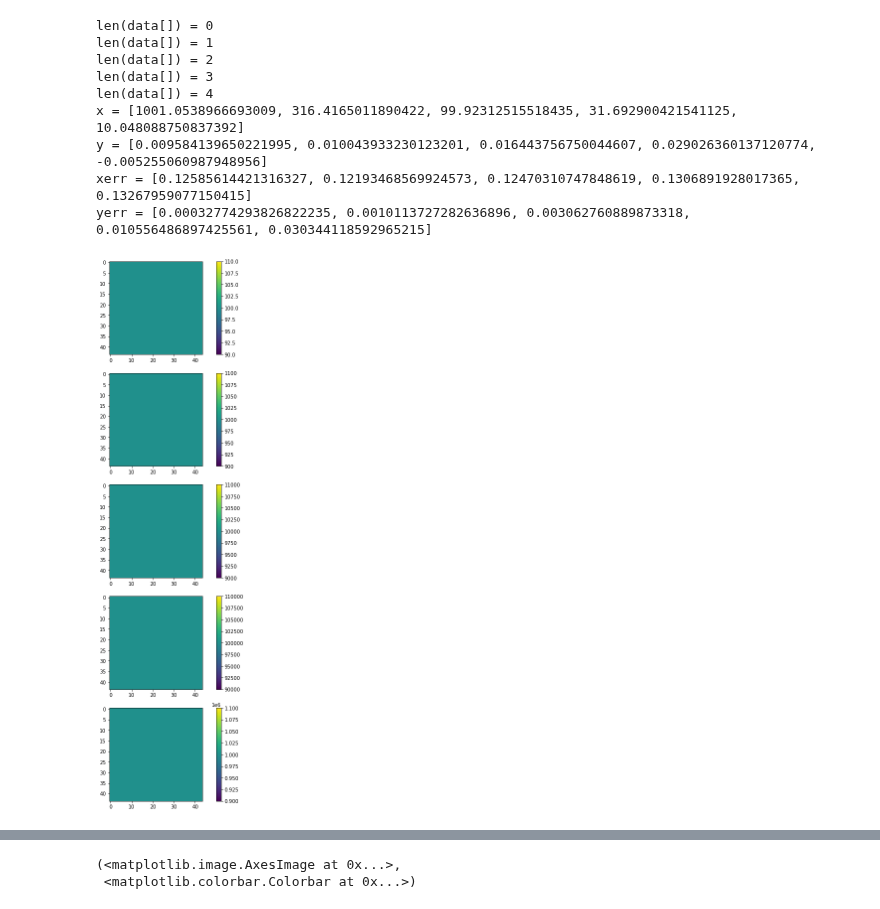
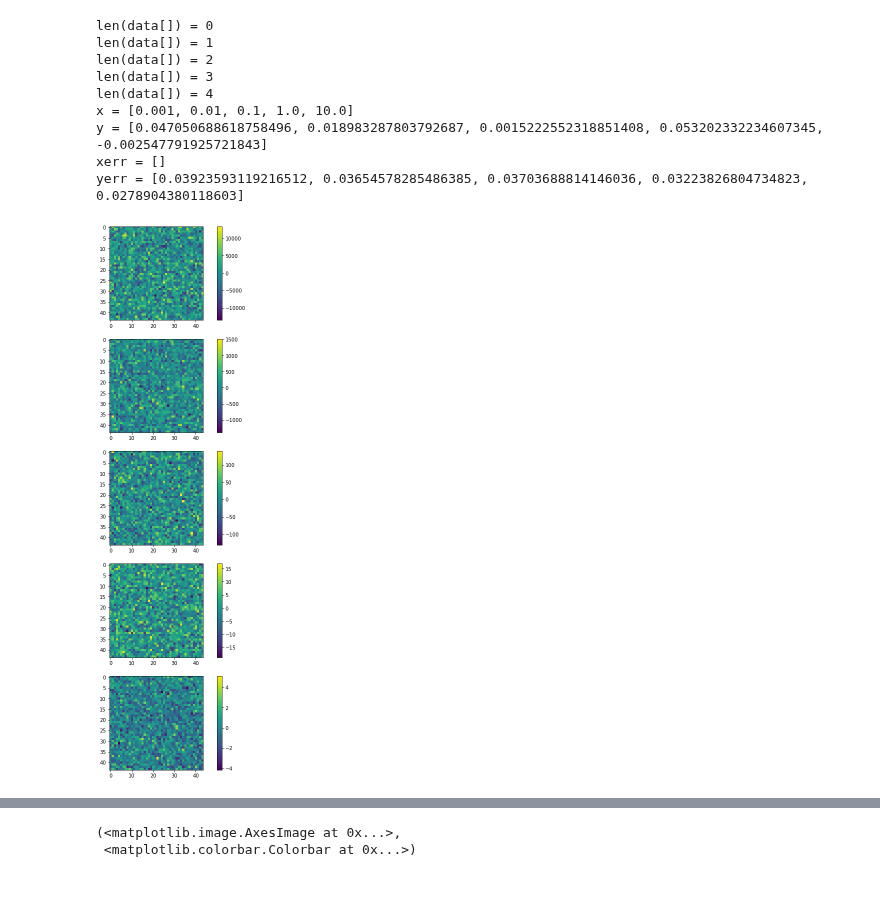
Before and after one commit to norrisbach/Metacal, a Jupyter notebook: metacal.ipynb, the cells around one changed output, grey strips where cells are left out. Drawn from its saved outputs; the diff is of its cells as text; code cells hidden in the pictures.

```diff
--- a/metacal.ipynb
+++ b/metacal.ipynb
@@ -228,7 +182,8 @@ def make_data(rng, noise, shear, version=0, first=False):
     )
     return obs, backgrounds
 # %%
-def analyze(rng, num_tests, num_gals, noise_level, shear_true, version=0, first=False):
+#def analyze(rng, num_tests, num_gals, noise_level, shear_true, version=0, first=False):
+def analyze(rng, num_tests, num_gals, FBratioArr, shear_true, version=0, first=False, SbyN=20):
     data = []
     x = []
     y = []
@@ -245,7 +200,8 @@ def analyze(rng, num_tests, num_gals, noise_level, shear_true, version=0, first=
             first = True
 
         for j in range(num_gals):
-            imgdata = make_data(rng=rng, noise=noise_level[i], shear=shear_true, version=version, first = first)
+            #imgdata = make_data(rng=rng, noise=noise_level[i], shear=shear_true, version=version, first = first)
+            imgdata = make_data(rng=rng, FbyB=FBratioArr[i], shear=shear_true, version=version, first=first, SbyN=20)
             obs = imgdata[0]
 
             if(len(imgdata[1]) > 0):
@@ -270,9 +226,10 @@ def analyze(rng, num_tests, num_gals, noise_level, shear_true, version=0, first=
         g_1m = data[i]['g'][w_1m, 0].mean()
         R11 = (g_1p - g_1m)/0.02
 
-        s2n = data[i]['s2n'][w].mean()
-        s2n_err = data[i]['s2n'][w].std(axis=0)/np.sqrt(w.size)
-        s2n_error.append(s2n_err)
+        #s2n = data[i]['s2n'][w].mean()
+        #s2n_err = data[i]['s2n'][w].std(axis=0)/np.sqrt(w.size)
+        #s2n_error.append(s2n_err)
+
 
         g = data[i]['g'][w].mean(axis=0)
         shear = g / R11
@@ -280,12 +237,13 @@ def analyze(rng, num_tests, num_gals, noise_level, shear_true, version=0, first=
         g_error = data[i]['g'][w].std(axis=0) / np.sqrt(w.size)
         shear_error.append(g_error[0]/R11)
 
-        x.append(s2n)
+        #x.append(s2n)
+        x.append(FBratioArr[i])
         y.append(shear[0])
 
     return (x, y, s2n_error, shear_error, backgrounds)
 # %%
-np.random.RandomState(1024)
+rng = np.random.RandomState(1024)
 #rng = galsim.BaseDeviate(1024)
 
 # We will measure moments with a fixed gaussian weight function
@@ -310,32 +268,34 @@ boot      = ngmix.metacal.MetacalBootstrapper(
     types=['noshear', '1p', '1m'],
 )
 # %%
-noise_arr = 1e5*np.logspace(-4, -2, 5, base=10.0)
-num_tests = len(noise_arr)
+#noise_arr = 1e5*np.logspace(-4, -2, 5, base=10.0)
+FBratioArr = np.logspace(start=-3,stop=1,num=5, base=10)
+num_tests = len(FBratioArr)
 num_gals = 100
-shear_true = [0.01, 0.00]
-ans1 = analyze(rng, num_tests, num_gals, noise_arr, shear_true, version=0, first = True)
+shear_true = [0.03, 0.00]
+#ans1 = analyze(rng, num_tests, num_gals, noise_arr, shear_true, version=0, first = True)
+ans1 = analyze(rng, num_tests, num_gals, FBratioArr, shear_true, version=0, first=True, SbyN=20)
 backgrounds = ans1[4]
 print("x =", ans1[0])
 print("y =", ans1[1])
 print("xerr =", ans1[2])
 print("yerr =", ans1[3])
 plt.close()
 fig = plt.figure(figsize=(10, 20))
 
 for i in range(len(backgrounds)):
     sub = fig.add_subplot(len(backgrounds), 1, i + 1)
     plot = sub.imshow(backgrounds[i])
     fig.colorbar(plot)
 # %% [output]
 len(data[]) = 0
 len(data[]) = 1
 len(data[]) = 2
 len(data[]) = 3
 len(data[]) = 4
-x = [1001.0538966693009, 316.4165011890422, 99.92312515518435, 31.692900421541125, 10.048088750837392]
-y = [0.009584139650221995, 0.010043933230123201, 0.016443756750044607, 0.029026360137120774, -0.005255060987948956]
-xerr = [0.12585614421316327, 0.12193468569924573, 0.12470310747848619, 0.1306891928017365, 0.13267959077150415]
-yerr = [0.00032774293826822235, 0.0010113727282636896, 0.003062760889873318, 0.010556486897425561, 0.030344118592965215]
+x = [0.001, 0.01, 0.1, 1.0, 10.0]
+y = [0.047050688618758496, 0.018983287803792687, 0.0015222552318851408, 0.053202332234607345, -0.002547791925721843]
+xerr = []
+yerr = [0.03923593119216512, 0.03654578285486385, 0.03703688814146036, 0.03223826804734823, 0.0278904380118603]
-[figure, old version]
+[figure, new version]
 # %%
```
Also changed, not shown: parts of 4 cells of this notebook.
